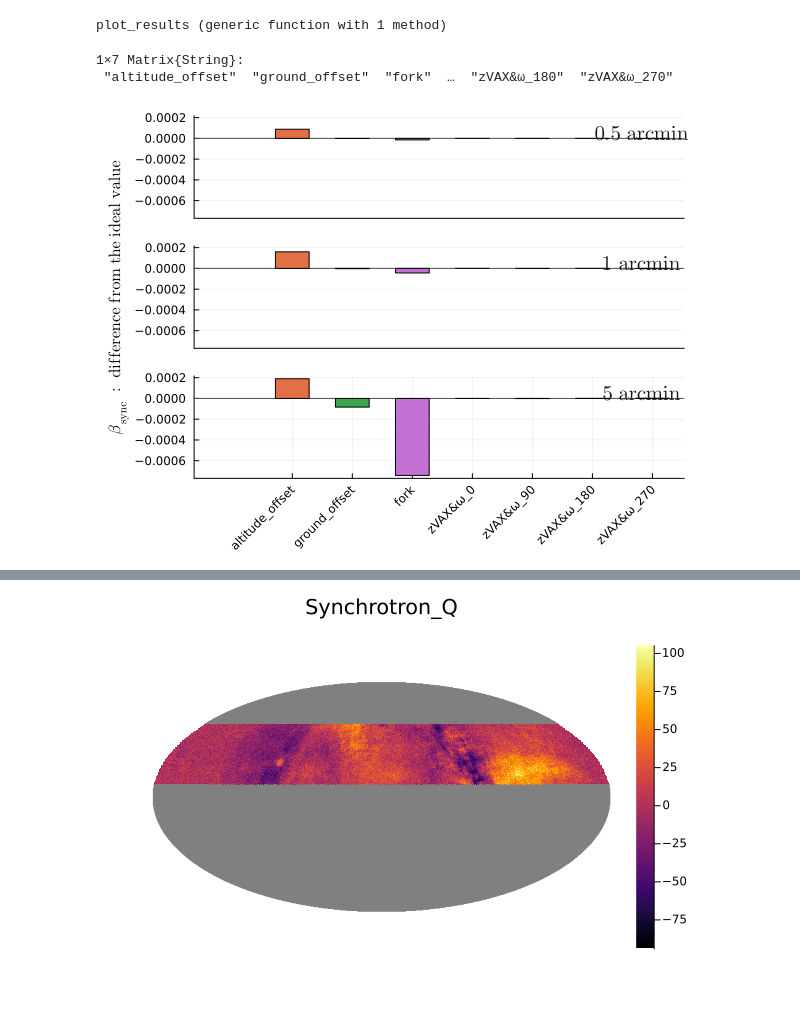
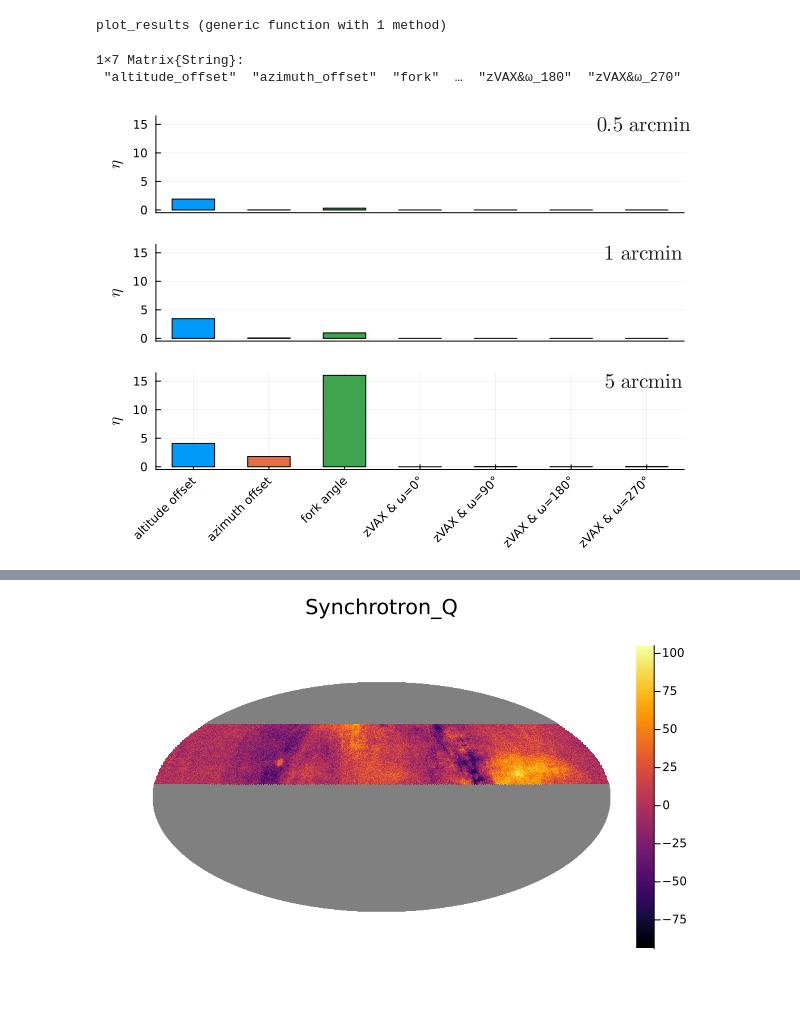
Before and after one commit to teob97/Master-Thesis-Pipeline, a Jupyter notebook: notebooks/fgbuster_plot.ipynb, the cells around one changed output, grey strips where cells are left out. Cells and saved outputs as stored; diff of their text form; code cells hidden in the pictures.

Commit message:
New plot labels

```diff
--- a/notebooks/fgbuster_plot.ipynb
+++ b/notebooks/fgbuster_plot.ipynb
@@ -13,28 +13,32 @@ function plot_results(
     parameter_indx
 )
     plots_2 = []
-    parameters = [L"Synchrotron index"]
+    parameters = ["Synchrotron index"]
     param_value = [-3.0]
     annotation = [L"0.5 \ \textrm{arcmin}", L"1 \ \textrm{arcmin}", L"5 \ \textrm{arcmin}"]
+    tick_labels = ["altitude offset" "azimuth offset" "fork angle" "zVAX & ω=0°" "zVAX & ω=90°" "zVAX & ω=180°" "zVAX & ω=270°"]
+
     for (indx,e) in enumerate(error)
 
         ideal_value = [data[instrument][e]["ideal"]["x"][parameter_indx]]
+        noise_effect = ideal_value .- (-3.0)
 
-        b = hline([0], color = :gray30)
+        #b = hline([0], color = :gray30)
+        #b = bar(["ideal"], ideal_value .- -3.0)
 
-        for i in labels
-            b = bar!([i], ideal_value .- [data[instrument][e][i]["x"][parameter_indx]], legend = false)
+        b = plot()
+
+        for (indx_label, i) in enumerate(labels)
+            b = bar!([tick_labels[indx_label]], 100 .* abs.(([data[instrument][e][i]["x"][parameter_indx]] .- ideal_value) ./ noise_effect), legend = false)
         end
 
-        if indx == 2
-            yaxis!(L"\textrm{β_{sync} \ : \ difference \ from \ the \ ideal \ value}")
-        end
+        yaxis!(L"η")
 
         if indx != 3
             b = plot!(xticks=false)
         end
 
-        annotate!(11.3, 0.00005, annotation[indx], :grey10)
+        annotate!(9, 15, annotation[indx], :grey10)
 
         push!(plots_2, b)
     end
@@ -46,9 +50,10 @@ plot_results (generic function with 1 method)
 instrument = ["lspe_planck_wmap"]
 error = ["0_5arcmin" "1arcmin" "5arcmin"]
 labels = ["altitude_offset" "ground_offset" "fork" "zVAX&ω_0" "zVAX&ω_90" "zVAX&ω_180" "zVAX&ω_270"]
+tick_labels = ["altitude_offset" "azimuth_offset" "fork" "zVAX&ω_0" "zVAX&ω_90" "zVAX&ω_180" "zVAX&ω_270"]
 # %% [output]
 1×7 Matrix{String}:
- "altitude_offset"  "ground_offset"  "fork"  …  "zVAX&ω_180"  "zVAX&ω_270"
+ "altitude_offset"  "azimuth_offset"  "fork"  …  "zVAX&ω_180"  "zVAX&ω_270"
 # %%
 data = Dict()
 for i in instrument
@@ -70,12 +75,12 @@ end
 # %%
 plots = []
 for i in instrument
     push!(plots, plot_results(data, error, i, 1))
 end
-plot(plots..., layout = (1,3), size = (600, 450), link=:all, left_margin = 3Plots.mm, bottom_margin = 2Plots.mm)
-#savefig("../results/fgbuster/instruments_all/beta_sync_all.pdf")
+plot(plots..., layout = (1,3), size = (600, 450), link=:all, left_margin = 3Plots.mm, bottom_margin = 3Plots.mm)
+#savefig("../results/fgbuster/beta_sync_lspe.pdf")
 # %% [output]
-[figure, old version]
+[figure, new version]
 # %%
 l = "altitude_offset"
 i = "lspe_planck_wmap"
```
Also changed, not shown: parts of 3 cells of this notebook, 7 other files.
